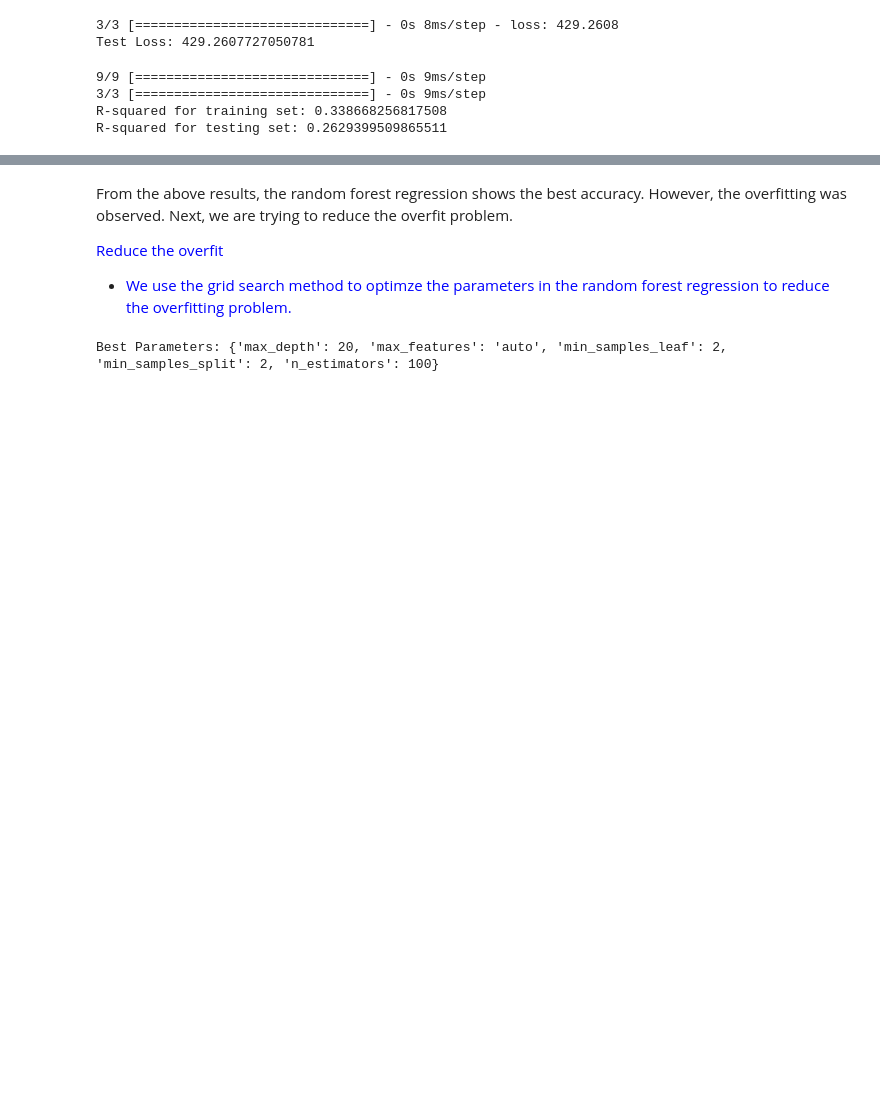
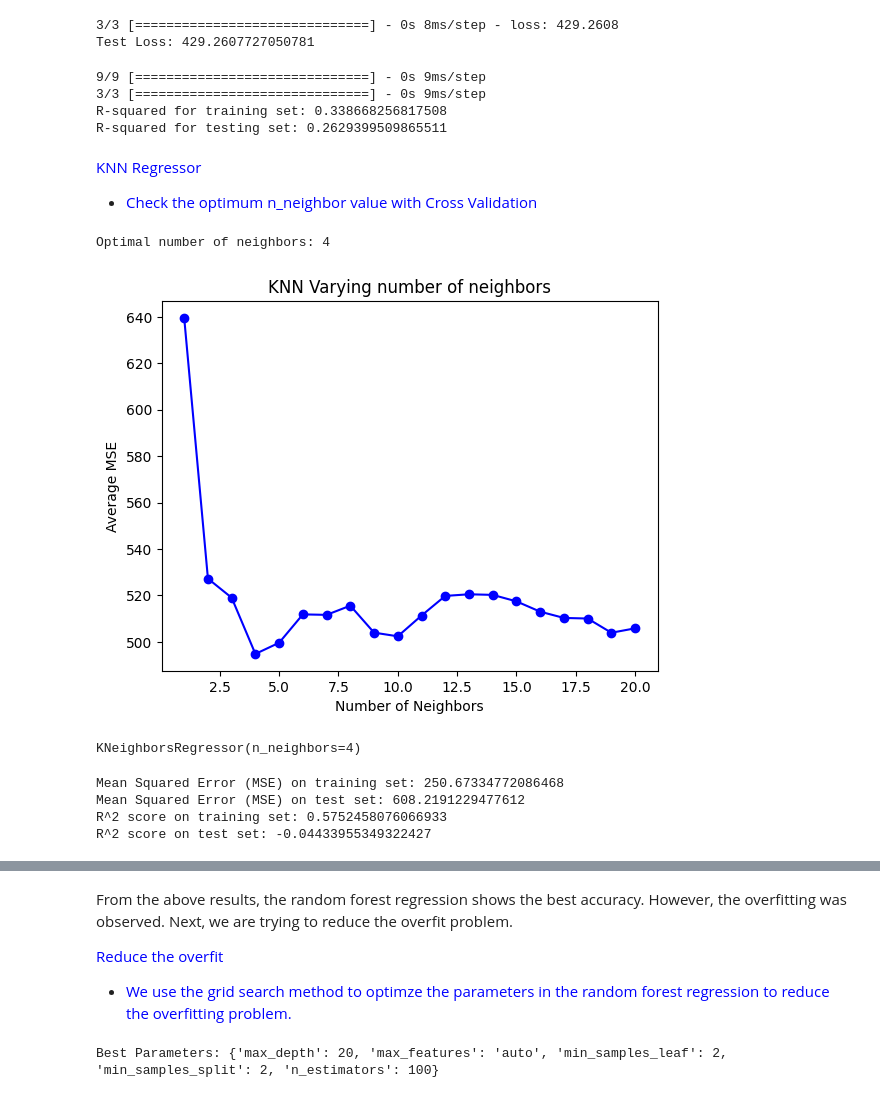
Before and after one commit to HJJJJX/GEO_Practice, a Jupyter notebook: Project.ipynb, the cells around one changed output, grey strips where cells are left out. Cells and saved outputs as stored; diff of their text form; code cells hidden in the pictures; blank space fills up the shorter version.

```diff
--- a/Project.ipynb
+++ b/Project.ipynb
@@ -45,7 +51,7 @@ from sklearn.model_selection import GridSearchCV
 import pandas as pd
 
 # URL of the raw CSV file on GitHub
-url = "https://raw.githubusercontent.com/UT-GEOML/Code-Catalysts/main/Project/Well_Information.csv?token=GHSAT0AAAAAACM6VQMNICL5TUFQXJCXGO4QZRQLYHA"
+url = "https://raw.githubusercontent.com/UT-GEOML/Code-Catalysts/main/Project/Well_Information.csv?token=GHSAT0AAAAAACM6VQMN2KCRSFWWNNUOQZ5MZRRUFBQ"
 
 # Read the CSV file into a DataFrame
 df = pd.read_csv(url)
@@ -688,3 +697,76 @@ print("R-squared for testing set:", r2_test)
 3/3 [==============================] - 0s 9ms/step
 R-squared for training set: 0.338668256817508
 R-squared for testing set: 0.2629399509865511
+# %% [markdown]
+<font color="blue"> KNN Regressor </font>
+
+
+
+*   <font color="blue"> Check the optimum n_neighbor value with Cross Validation </font>
+# %%
+# Configure the K-Fold cross-validation
+kfold = KFold(n_splits=5, shuffle=True, random_state=2024)
+
+# Range of `n_neighbors` values to evaluate
+neighbors_range = range(1, 21)
+
+# List to store average MSEs for each value of `n_neighbors`
+average_mses = []
+
+for n_neighbors in neighbors_range:
+    knn = KNeighborsRegressor(n_neighbors=n_neighbors)
+
+    # Perform cross-validation
+    mse_scores = cross_val_score(knn, X, Y, cv=kfold, scoring='neg_mean_squared_error')
+
+    # Convert scores to positive and calculate the average MSE
+    mse_scores_positive = -mse_scores
+    average_mse = np.mean(mse_scores_positive)
+    average_mses.append(average_mse)
+
+# Determine the best `n_neighbors` based on the lowest MSE
+optimal_n_neighbors = neighbors_range[np.argmin(average_mses)]
+print(f"Optimal number of neighbors: {optimal_n_neighbors}")
+# %% [output]
+Optimal number of neighbors: 4
+# %%
+plt.plot(neighbors_range, average_mses, marker='o', linestyle='-', color='blue')
+plt.title('KNN Varying number of neighbors')
+plt.xlabel('Number of Neighbors')
+plt.ylabel('Average MSE')
+plt.show()
+# %% [output]
+[figure, added]
+# %%
+# Fit the train data with the optimal n_neighbor value
+knn = KNeighborsRegressor(n_neighbors=optimal_n_neighbors)
+knn.fit(X_train, y_train)
+# %% [output]
+KNeighborsRegressor(n_neighbors=4)
+# %%
+# Calculate the Mean Squared Error (MSE) on the training set
+y_train_pred = knn.predict(X_train)
+mse_train = mean_squared_error(y_train, y_train_pred)
+
+# Calculate the R^2 score on the training set
+r2_train = r2_score(y_train, y_train_pred)
+
+# Make predictions on the test set
+y_test_pred = knn.predict(X_test)
+
+# Calculate the Mean Squared Error (MSE) on the test set
+mse_test = mean_squared_error(y_test, y_test_pred)
+
+
+# Calculate the R^2 score on the test set
+r2_test = r2_score(y_test, y_test_pred)
+
+print("Mean Squared Error (MSE) on training set:", mse_train)
+print("Mean Squared Error (MSE) on test set:", mse_test)
+print("R^2 score on training set:", r2_train)
+print("R^2 score on test set:", r2_test)
+# %% [output]
+Mean Squared Error (MSE) on training set: 250.67334772086468
+Mean Squared Error (MSE) on test set: 608.2191229477612
+R^2 score on training set: 0.5752458076066933
+R^2 score on test set: -0.04433955349322427
```
Also changed, not shown: parts of 15 cells of this notebook.
